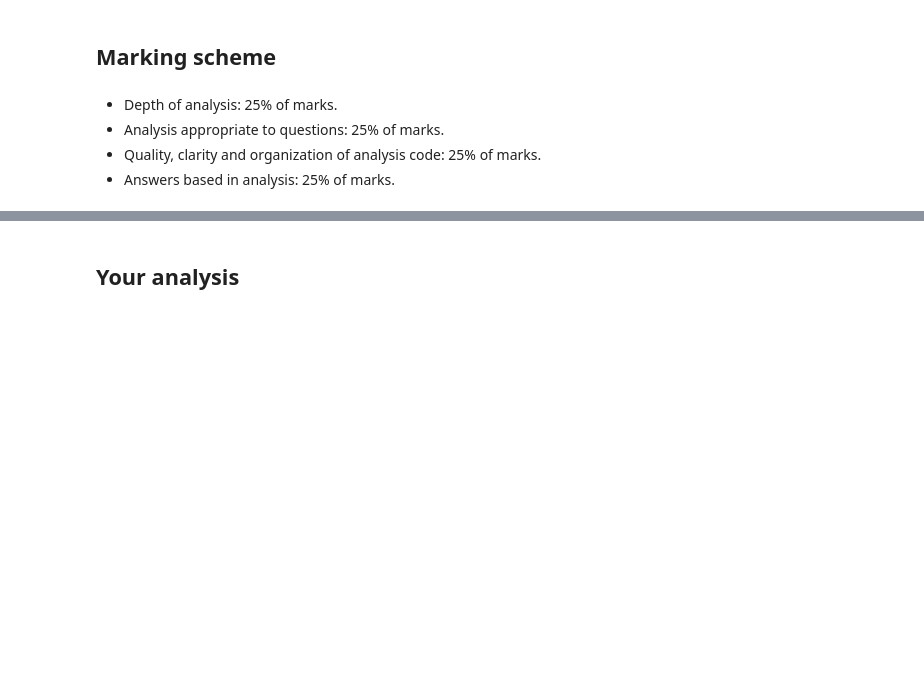
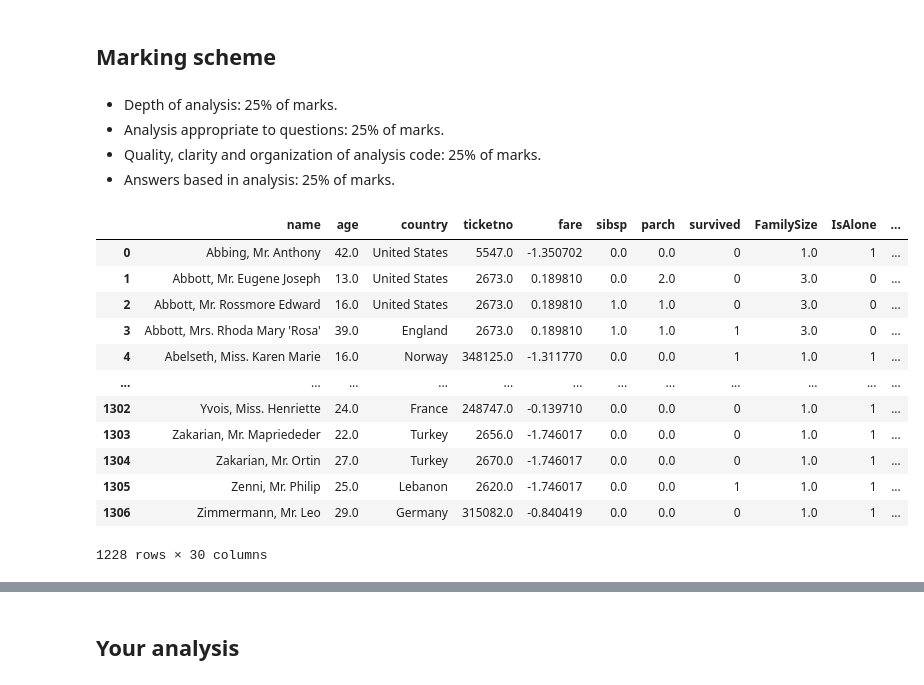
Before and after one commit to Wetiqe/UoB-DS-Semester1, a Jupyter notebook: spouses/spouses.ipynb, the cells around one changed output, grey strips where cells are left out. Drawn from its saved outputs; the diff is of its cells as text; code cells hidden in the pictures; blank space fills up the shorter version.

```diff
--- a/spouses/spouses.ipynb
+++ b/spouses/spouses.ipynb
@@ -136,0 +176,2 @@ support your conclusions.
+# %%
+with_sibsp = with_sibsp.reset_index().drop(columns=['index'])
@@ -136,0 +233,16 @@ support your conclusions.
+# %%
+with_sibsp
+# %% [output]
+|  | name | age | country | ticketno | fare | sibsp | parch | survived | FamilySize | IsAlone | ... |
+| 0 | Abbing, Mr. Anthony | 42.0 | United States | 5547.0 | -1.350702 | 0.0 | 0.0 | 0 | 1.0 | 1 | ... |
+| 1 | Abbott, Mr. Eugene Joseph | 13.0 | United States | 2673.0 | 0.189810 | 0.0 | 2.0 | 0 | 3.0 | 0 | ... |
+| 2 | Abbott, Mr. Rossmore Edward | 16.0 | United States | 2673.0 | 0.189810 | 1.0 | 1.0 | 0 | 3.0 | 0 | ... |
+| 3 | Abbott, Mrs. Rhoda Mary 'Rosa' | 39.0 | England | 2673.0 | 0.189810 | 1.0 | 1.0 | 1 | 3.0 | 0 | ... |
+| 4 | Abelseth, Miss. Karen Marie | 16.0 | Norway | 348125.0 | -1.311770 | 0.0 | 0.0 | 1 | 1.0 | 1 | ... |
+| ... | ... | ... | ... | ... | ... | ... | ... | ... | ... | ... | ... |
+| 1302 | Yvois, Miss. Henriette | 24.0 | France | 248747.0 | -0.139710 | 0.0 | 0.0 | 0 | 1.0 | 1 | ... |
+| 1303 | Zakarian, Mr. Mapriededer | 22.0 | Turkey | 2656.0 | -1.746017 | 0.0 | 0.0 | 0 | 1.0 | 1 | ... |
+| 1304 | Zakarian, Mr. Ortin | 27.0 | Turkey | 2670.0 | -1.746017 | 0.0 | 0.0 | 0 | 1.0 | 1 | ... |
+| 1305 | Zenni, Mr. Philip | 25.0 | Lebanon | 2620.0 | -1.746017 | 0.0 | 0.0 | 1 | 1.0 | 1 | ... |
+| 1306 | Zimmermann, Mr. Leo | 29.0 | Germany | 315082.0 | -0.840419 | 0.0 | 0.0 | 0 | 1.0 | 1 | ... |
+1228 rows × 30 columns
```
Also changed, not shown: parts of 14 cells of this notebook, 4 other files.
